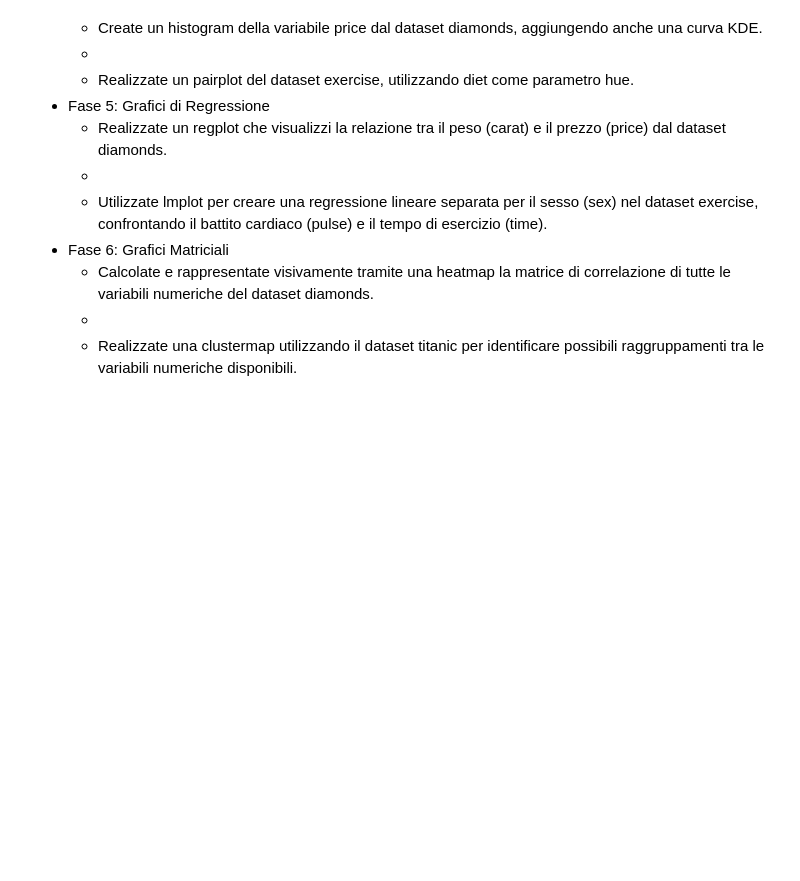
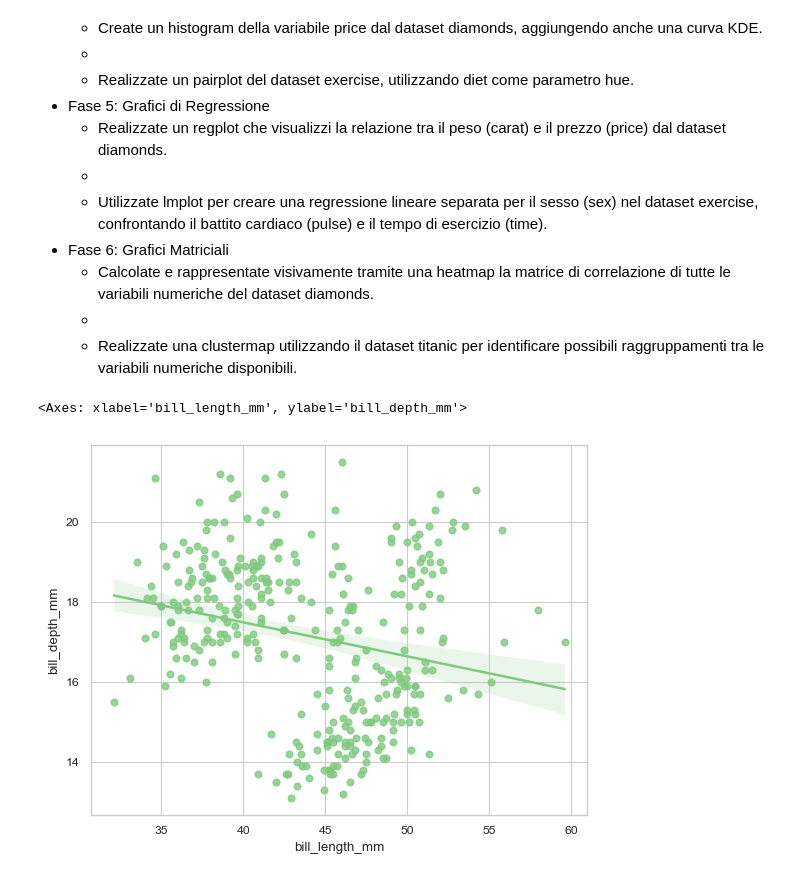
Before and after one commit to francescobifulco/python_corso, a Jupyter notebook: jupeter/SeabornLesson.ipynb, the cells around one changed output. Cells and saved outputs as stored; diff of their text form; code cells hidden in the pictures; blank space fills up the shorter version.

```diff
--- a/jupeter/SeabornLesson.ipynb
+++ b/jupeter/SeabornLesson.ipynb
@@ -377,3 +406,10 @@ sns.clustermap(corr_matrix, cmap='coolwarm', annot=True)
     - Calcolate e rappresentate visivamente tramite una heatmap la matrice di correlazione di tutte le variabili numeriche del dataset diamonds.
     -
     - Realizzate una clustermap utilizzando il dataset titanic per identificare possibili raggruppamenti tra le variabili numeriche disponibili.
+# %%
+#Realizzate un regplot che visualizzi la relazione tra la lunghezza (bill_length_mm) e la profondità (bill_depth_mm) del becco dal dataset penguins.
+data = sns.load_dataset('penguins')
+sns.regplot(x='bill_length_mm', y='bill_depth_mm', data = data)
+# %% [output]
+<Axes: xlabel='bill_length_mm', ylabel='bill_depth_mm'>
+[figure, added]
```
Also changed, not shown: parts of 9 cells of this notebook, 6 other files.
